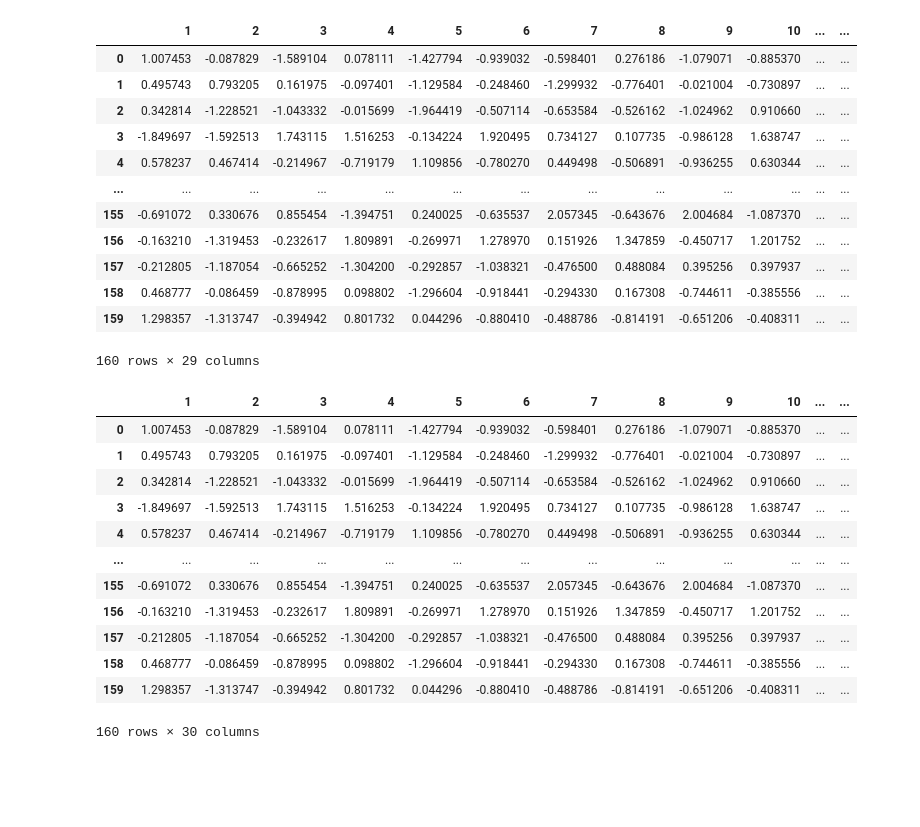
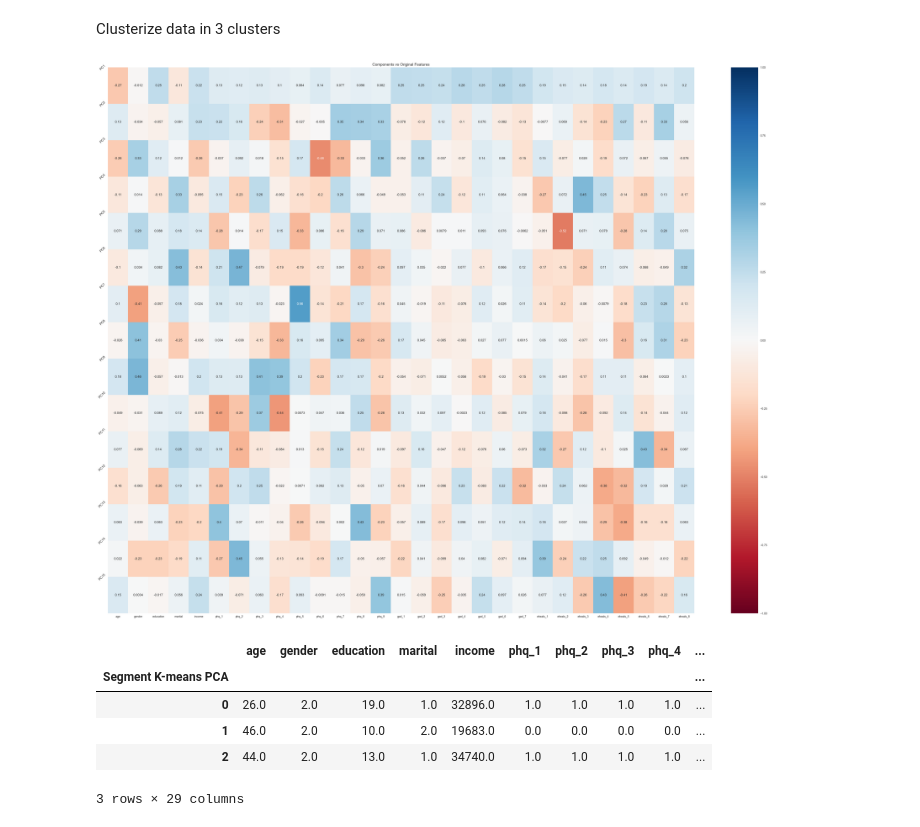
Before and after one commit to fede2500/E_healthProject, a Jupyter notebook: personasCRI/main.ipynb, the cells around one changed output. Drawn from its saved outputs; the diff is of its cells as text; code cells hidden in the pictures; blank space fills up the shorter version.

Commit message:
introduced personas calculating average answers for each cluster

```diff
--- a/personasCRI/main.ipynb
+++ b/personasCRI/main.ipynb
@@ -106,42 +28,20 @@ array([[ 1.0074534 , -0.08782925, -1.58910364, ..., -1.65106622,
-# %%
-#convert X_original to a dataFrame
-
-col = ['1', '2', '3', '4', '5', '6', '7', '8', '9', '10', '11', '12', '13', '14',
-           '15','16', '17', '18', '19', '20', '21', '22', '23', '24', '25', '26', '27', '28', '29']
-
-df = pd.DataFrame(X_original, columns= col)
-
-df
-# %% [output]
-|  | 1 | 2 | 3 | 4 | 5 | 6 | 7 | 8 | 9 | 10 | ... | ... |
-| 0 | 1.007453 | -0.087829 | -1.589104 | 0.078111 | -1.427794 | -0.939032 | -0.598401 | 0.276186 | -1.079071 | -0.885370 | ... | ... |
-| 1 | 0.495743 | 0.793205 | 0.161975 | -0.097401 | -1.129584 | -0.248460 | -1.299932 | -0.776401 | -0.021004 | -0.730897 | ... | ... |
-| 2 | 0.342814 | -1.228521 | -1.043332 | -0.015699 | -1.964419 | -0.507114 | -0.653584 | -0.526162 | -1.024962 | 0.910660 | ... | ... |
-| 3 | -1.849697 | -1.592513 | 1.743115 | 1.516253 | -0.134224 | 1.920495 | 0.734127 | 0.107735 | -0.986128 | 1.638747 | ... | ... |
-| 4 | 0.578237 | 0.467414 | -0.214967 | -0.719179 | 1.109856 | -0.780270 | 0.449498 | -0.506891 | -0.936255 | 0.630344 | ... | ... |
-| ... | ... | ... | ... | ... | ... | ... | ... | ... | ... | ... | ... | ... |
-| 155 | -0.691072 | 0.330676 | 0.855454 | -1.394751 | 0.240025 | -0.635537 | 2.057345 | -0.643676 | 2.004684 | -1.087370 | ... | ... |
-| 156 | -0.163210 | -1.319453 | -0.232617 | 1.809891 | -0.269971 | 1.278970 | 0.151926 | 1.347859 | -0.450717 | 1.201752 | ... | ... |
-| 157 | -0.212805 | -1.187054 | -0.665252 | -1.304200 | -0.292857 | -1.038321 | -0.476500 | 0.488084 | 0.395256 | 0.397937 | ... | ... |
-| 158 | 0.468777 | -0.086459 | -0.878995 | 0.098802 | -1.296604 | -0.918441 | -0.294330 | 0.167308 | -0.744611 | -0.385556 | ... | ... |
-| 159 | 1.298357 | -1.313747 | -0.394942 | 0.801732 | 0.044296 | -0.880410 | -0.488786 | -0.814191 | -0.651206 | -0.408311 | ... | ... |
-160 rows × 29 columns
-# %%
-extract_col = dfWithClusterColumn['kmeans labels']
-df = df.join(extract_col)
-
-df
-# %% [output]
-|  | 1 | 2 | 3 | 4 | 5 | 6 | 7 | 8 | 9 | 10 | ... | ... |
-| 0 | 1.007453 | -0.087829 | -1.589104 | 0.078111 | -1.427794 | -0.939032 | -0.598401 | 0.276186 | -1.079071 | -0.885370 | ... | ... |
-| 1 | 0.495743 | 0.793205 | 0.161975 | -0.097401 | -1.129584 | -0.248460 | -1.299932 | -0.776401 | -0.021004 | -0.730897 | ... | ... |
-| 2 | 0.342814 | -1.228521 | -1.043332 | -0.015699 | -1.964419 | -0.507114 | -0.653584 | -0.526162 | -1.024962 | 0.910660 | ... | ... |
-| 3 | -1.849697 | -1.592513 | 1.743115 | 1.516253 | -0.134224 | 1.920495 | 0.734127 | 0.107735 | -0.986128 | 1.638747 | ... | ... |
-| 4 | 0.578237 | 0.467414 | -0.214967 | -0.719179 | 1.109856 | -0.780270 | 0.449498 | -0.506891 | -0.936255 | 0.630344 | ... | ... |
-| ... | ... | ... | ... | ... | ... | ... | ... | ... | ... | ... | ... | ... |
-| 155 | -0.691072 | 0.330676 | 0.855454 | -1.394751 | 0.240025 | -0.635537 | 2.057345 | -0.643676 | 2.004684 | -1.087370 | ... | ... |
-| 156 | -0.163210 | -1.319453 | -0.232617 | 1.809891 | -0.269971 | 1.278970 | 0.151926 | 1.347859 | -0.450717 | 1.201752 | ... | ... |
-| 157 | -0.212805 | -1.187054 | -0.665252 | -1.304200 | -0.292857 | -1.038321 | -0.476500 | 0.488084 | 0.395256 | 0.397937 | ... | ... |
-| 158 | 0.468777 | -0.086459 | -0.878995 | 0.098802 | -1.296604 | -0.918441 | -0.294330 | 0.167308 | -0.744611 | -0.385556 | ... | ... |
-| 159 | 1.298357 | -1.313747 | -0.394942 | 0.801732 | 0.044296 | -0.880410 | -0.488786 | -0.814191 | -0.651206 | -0.408311 | ... | ... |
-160 rows × 30 columns
+# %% [markdown]
+Clusterize data in 3 clusters
+# %%
+%%capture
+#Used to not display output
+
+km_sel = runClusterizer(pcaScores)
+# %%
+personasDataframe = clustersToPersonas(pca, pcaScores, data, km_sel)
+# %% [output]
+[figure, added]
+# %%
+personasDataframe
+# %% [output]
+|  | age | gender | education | marital | income | phq_1 | phq_2 | phq_3 | phq_4 | ... |
+| Segment K-means PCA |  |  |  |  |  |  |  |  |  | ... |
+| 0 | 26.0 | 2.0 | 19.0 | 1.0 | 32896.0 | 1.0 | 1.0 | 1.0 | 1.0 | ... |
+| 1 | 46.0 | 2.0 | 10.0 | 2.0 | 19683.0 | 0.0 | 0.0 | 0.0 | 0.0 | ... |
+| 2 | 44.0 | 2.0 | 13.0 | 1.0 | 34740.0 | 1.0 | 1.0 | 1.0 | 1.0 | ... |
+3 rows × 29 columns
```
Also changed, not shown: parts of 8 cells of this notebook, 2 other files.
